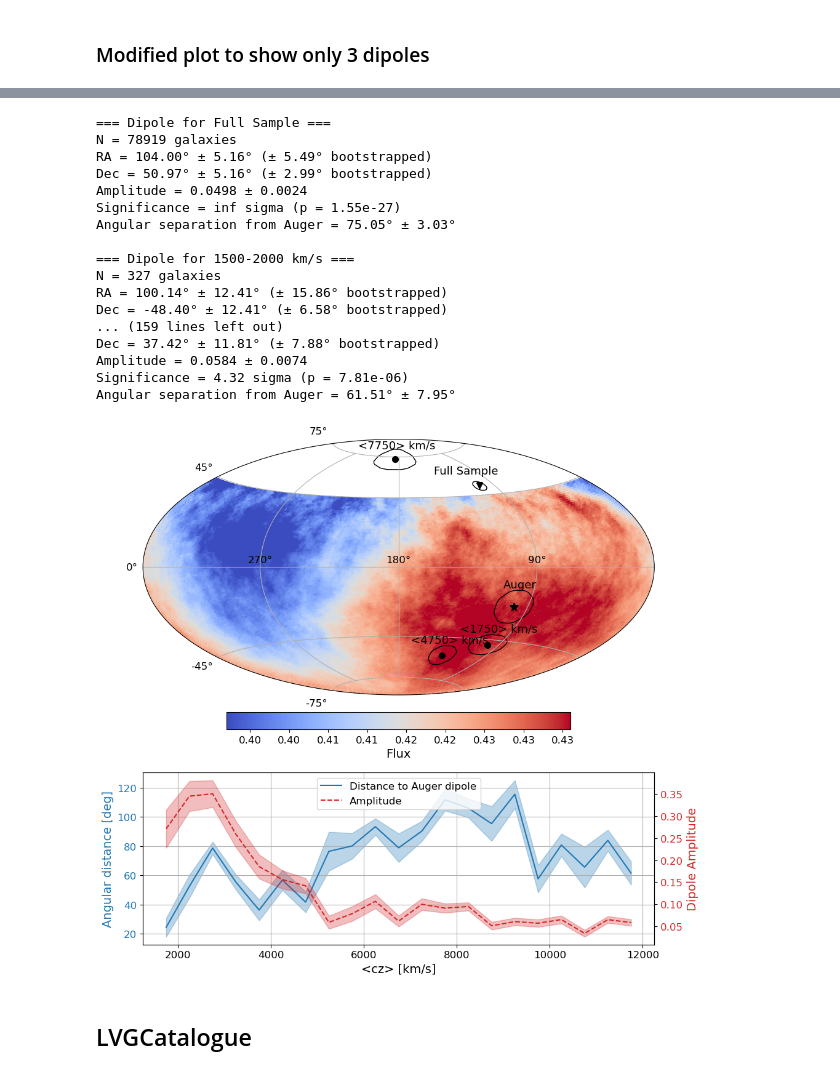
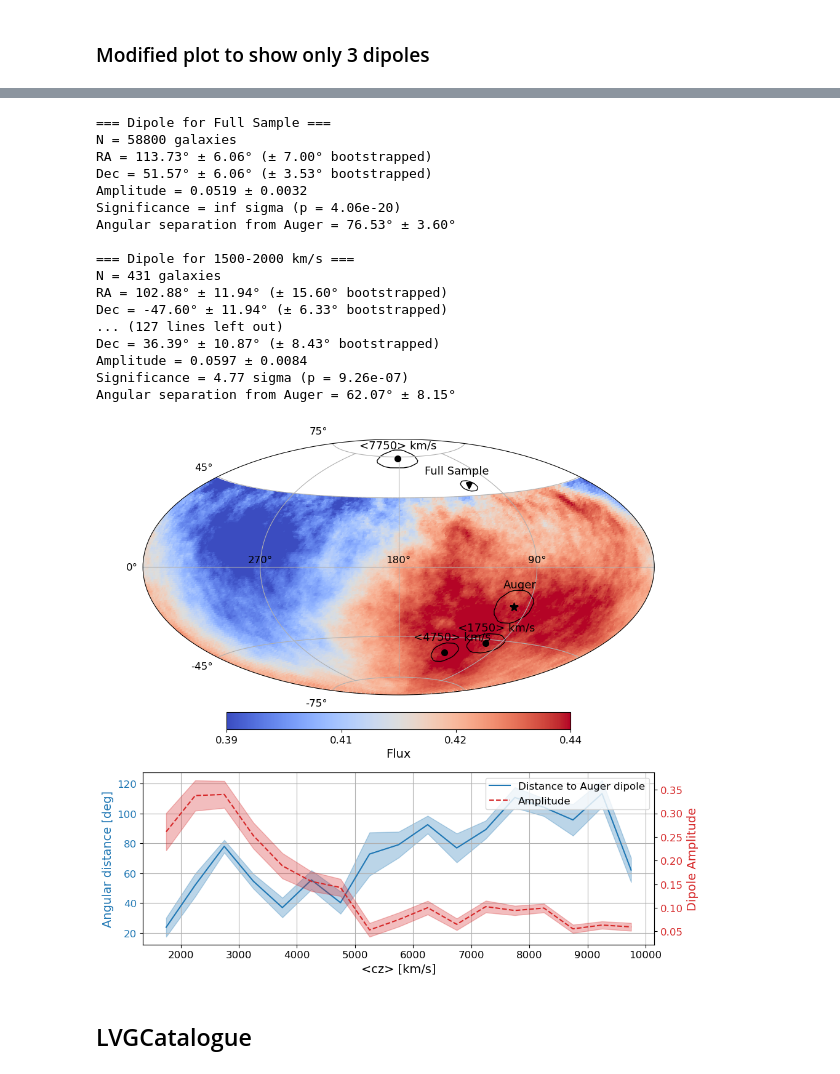
Before and after one commit to FedeDavilaKurban/Auger, a Jupyter notebook: plot1_GLADE_paper1.ipynb, the cells around one changed output, grey strips where cells are left out. Cells and saved outputs as stored; diff of their text form; code cells hidden in the pictures.

```diff
--- a/plot1_GLADE_paper1.ipynb
+++ b/plot1_GLADE_paper1.ipynb
@@ -622,7 +622,7 @@ def dipoles_plot(df, plotname, mag_z_plot=True):
 
 
     # === Define cz bins ===
-    cz_i, cz_f, cz_step = 1500, 12000, 500
+    cz_i, cz_f, cz_step = 1500, 10000, 500
     cz_bins = [(cz, cz + 500) for cz in range(cz_i, cz_f, cz_step)]
     cz_bins.insert(0, (cz_i, cz_f))  # Add full sample as first bin
 
@@ -786,7 +786,7 @@ def dipoles_plot(df, plotname, mag_z_plot=True):
     plt.rcParams.update({
         'font.size': 14,          # default text size
         'axes.labelsize': 14,     # x/y labels
-        'axes.titlesize': 18,     # plot titles
+        'axes.titlesize': 16,     # plot titles
         'xtick.labelsize': 12,    # x tick labels
         'ytick.labelsize': 12,    # y tick labels
         'legend.fontsize': 12     # legend text
@@ -816,6 +816,9 @@ def dipoles_plot(df, plotname, mag_z_plot=True):
     cbar_flux = fig.colorbar(sc, ax=ax_top, orientation='horizontal', pad=.05, fraction=0.05)
     cbar_flux.set_label("Flux")
     cbar_flux.ax.xaxis.set_major_formatter(FormatStrFormatter('%.2f'))
+    cbar_flux.set_ticks(
+        np.linspace(norm_flux.vmin, norm_flux.vmax, 4)
+    )
 
     # === Plot dipoles ===
     for label, res in dipole_results.items():
@@ -919,7 +922,7 @@ def dipoles_plot(df, plotname, mag_z_plot=True):
     # Legend
     lines = ln1 + ln2  # flatten the list of lines
     labels = [l.get_label() for l in lines]
-    ax_bottom.legend(lines, labels, loc='upper center')
+    ax_bottom.legend(lines, labels, loc='upper right')
 
 
     #ax_bottom.set_title("Dipole Angular Separation and Amplitude vs cz")
@@ -940,7 +943,7 @@ def dipoles_plot(df, plotname, mag_z_plot=True):
 #df_K_spec = df_K[df_K['dist_flag'] == 3]
 #df_spec = df[df['dist_flag'] == 3]
 
-df_K = df[df['M_K']<-22.5]
+df_K = df[df['M_K']<-22]
 df_K_dec = df_K[df_K['Dec']<45]
 dipoles_plot(df_K, plotname='../plots/plot1_GLADE_paper1.png')
 # %% [output]
@@ -949,21 +952,21 @@ dipoles_plot(df_K, plotname='../plots/plot1_GLADE_paper1.png')
 === Dipole for Full Sample ===
-N = 78919 galaxies
-RA = 104.00° ± 5.16° (± 5.49° bootstrapped)
-Dec = 50.97° ± 5.16° (± 2.99° bootstrapped)
-Amplitude = 0.0498 ± 0.0024
-Significance = inf sigma (p = 1.55e-27)
-Angular separation from Auger = 75.05° ± 3.03°
+N = 58800 galaxies
+RA = 113.73° ± 6.06° (± 7.00° bootstrapped)
+Dec = 51.57° ± 6.06° (± 3.53° bootstrapped)
+Amplitude = 0.0519 ± 0.0032
+Significance = inf sigma (p = 4.06e-20)
+Angular separation from Auger = 76.53° ± 3.60°
 
 === Dipole for 1500-2000 km/s ===
-N = 327 galaxies
-RA = 100.14° ± 12.41° (± 15.86° bootstrapped)
-Dec = -48.40° ± 12.41° (± 6.58° bootstrapped)
-... (159 lines left out)
-Dec = 37.42° ± 11.81° (± 7.88° bootstrapped)
-Amplitude = 0.0584 ± 0.0074
-Significance = 4.32 sigma (p = 7.81e-06)
-Angular separation from Auger = 61.51° ± 7.95°
+N = 431 galaxies
+RA = 102.88° ± 11.94° (± 15.60° bootstrapped)
+Dec = -47.60° ± 11.94° (± 6.33° bootstrapped)
+... (127 lines left out)
+Dec = 36.39° ± 10.87° (± 8.43° bootstrapped)
+Amplitude = 0.0597 ± 0.0084
+Significance = 4.77 sigma (p = 9.26e-07)
+Angular separation from Auger = 62.07° ± 8.15°
-[figure, old version]
+[figure, new version]
 # %% [markdown]
 ## LVGCatalogue
 # %%
```
Also changed, not shown: parts of 1 cell of this notebook, 1 other file.
